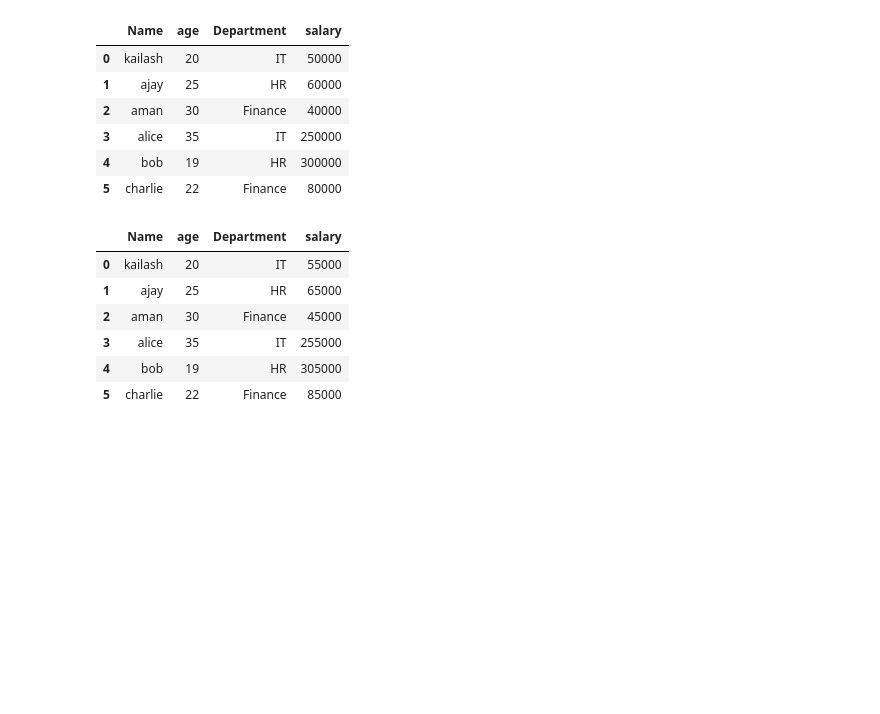
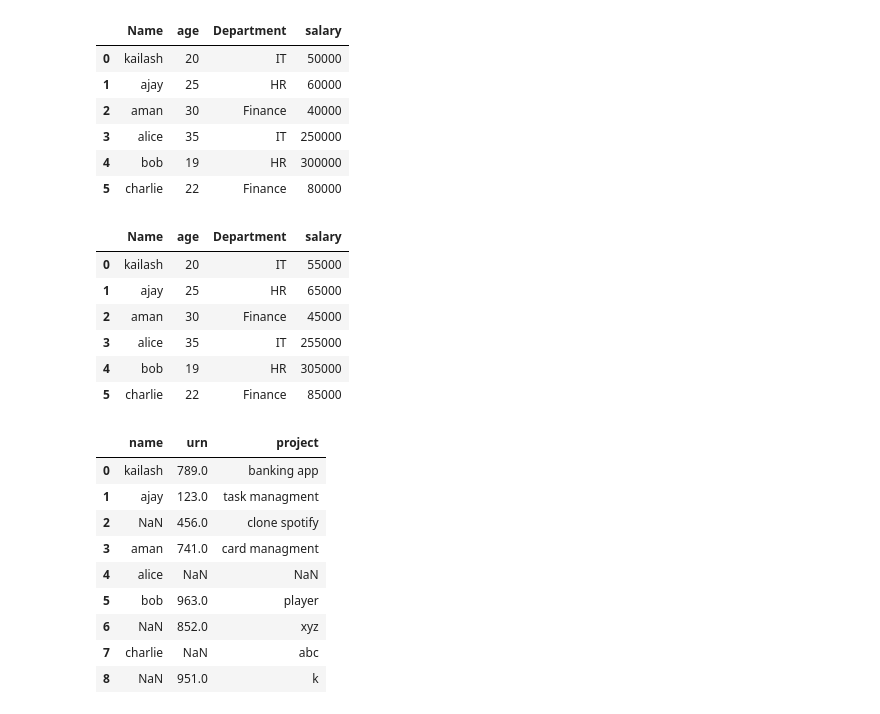
Before and after one commit to kailashchaudhary-p/Data-Science-Learning, a Jupyter notebook: Pandas/chapter 1/Untitled.ipynb, the cells around one changed output. Cells and saved outputs as stored; diff of their text form; code cells hidden in the pictures; blank space fills up the shorter version.

```diff
--- a/Pandas/chapter 1/Untitled.ipynb
+++ b/Pandas/chapter 1/Untitled.ipynb
@@ -247,3 +247,24 @@ df
 | 5 | charlie | 22 | Finance | 85000 |
 # %%
 df.drop(columns=['salary'],inplace=True)
+# %%
+import numpy as np
+dataset={
+    'name':['kailash','ajay',np.nan,'aman','alice','bob',np.nan,'charlie',np.nan],
+    'urn':[789,123,456,741,np.nan,963,852,np.nan,951],
+    'project':['banking app','task managment','clone spotify','card managment',np.nan,'player','xyz','abc','k']
+}
+df2=pd.DataFrame(dataset)
+# %%
+df2
+# %% [output]
+|  | name | urn | project |
+| 0 | kailash | 789.0 | banking app |
+| 1 | ajay | 123.0 | task managment |
+| 2 | NaN | 456.0 | clone spotify |
+| 3 | aman | 741.0 | card managment |
+| 4 | alice | NaN | NaN |
+| 5 | bob | 963.0 | player |
+| 6 | NaN | 852.0 | xyz |
+| 7 | charlie | NaN | abc |
+| 8 | NaN | 951.0 | k |
```
Also changed, not shown: parts of 1 cell of this notebook.
